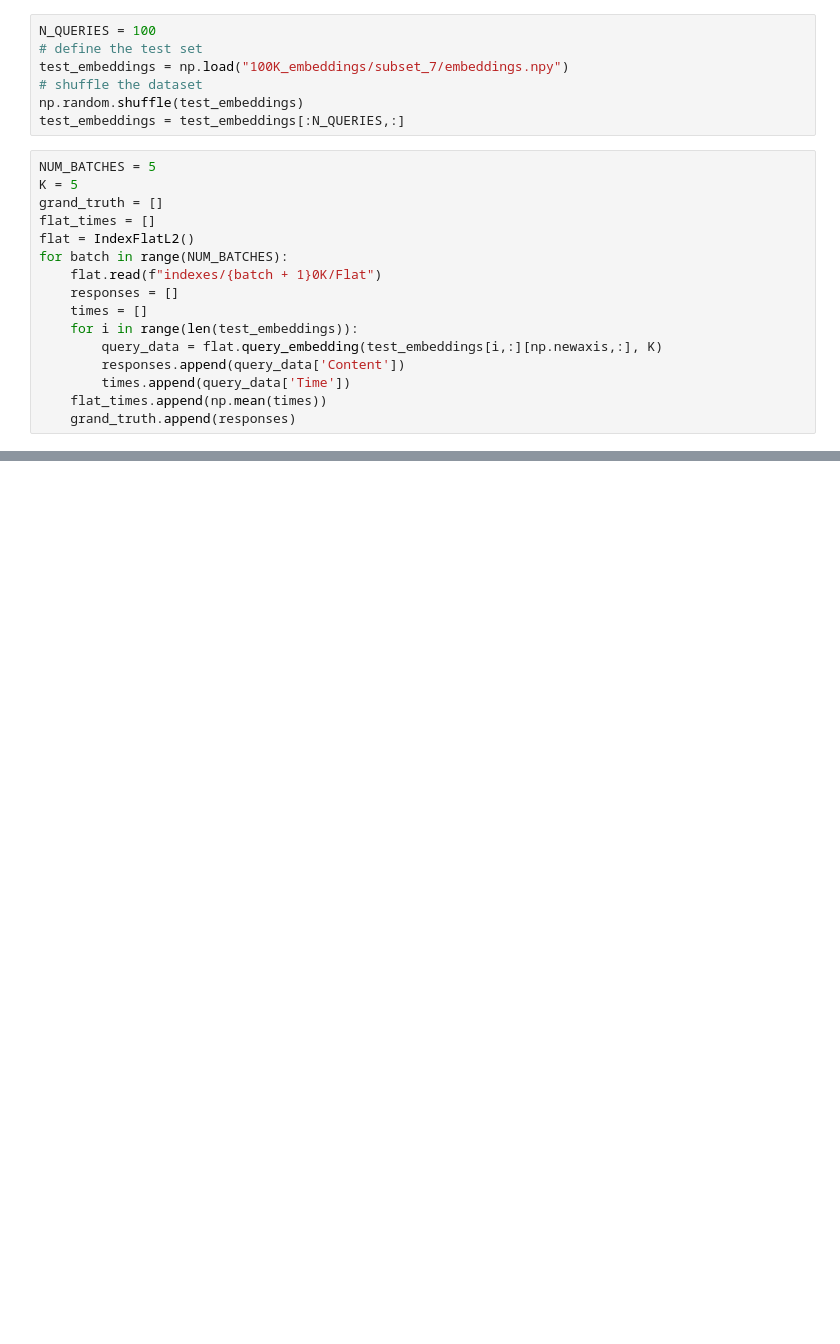
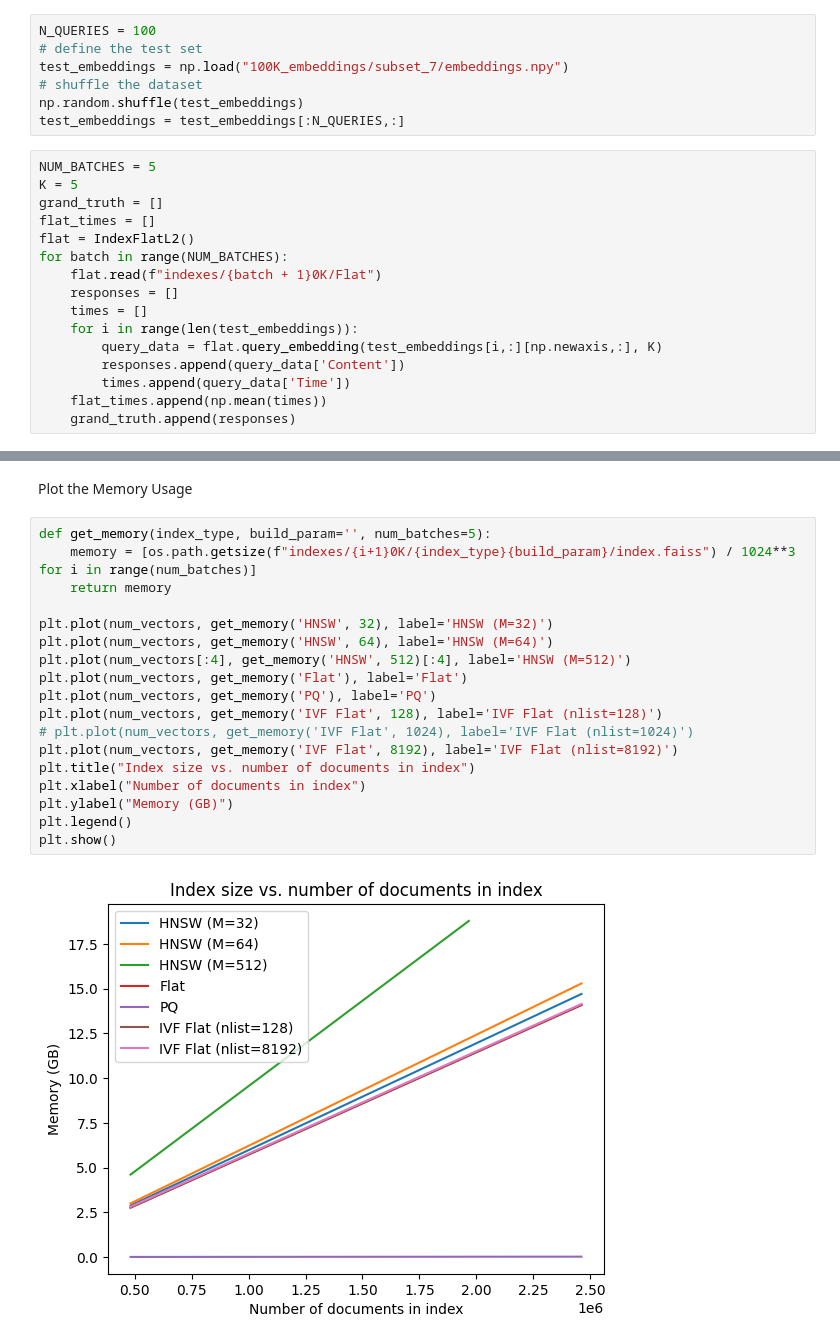
Before and after one commit to hc-sc-ocdo-bdpd/RagLLM, a Jupyter notebook: faiss_experiments.ipynb, the cells around one changed output, grey strips where cells are left out. Drawn from its saved outputs; the diff is of its cells as text; blank space fills up the shorter version.

```diff
--- a/faiss_experiments.ipynb
+++ b/faiss_experiments.ipynb
@@ -247,0 +288,22 @@ with open("data/HNSW.pkl", 'wb') as file:
+# %% [markdown]
+Plot the Memory Usage
+# %%
+def get_memory(index_type, build_param='', num_batches=5):
+    memory = [os.path.getsize(f"indexes/{i+1}0K/{index_type}{build_param}/index.faiss") / 1024**3 for i in range(num_batches)]
+    return memory
+
+plt.plot(num_vectors, get_memory('HNSW', 32), label='HNSW (M=32)')
+plt.plot(num_vectors, get_memory('HNSW', 64), label='HNSW (M=64)')
+plt.plot(num_vectors[:4], get_memory('HNSW', 512)[:4], label='HNSW (M=512)')
+plt.plot(num_vectors, get_memory('Flat'), label='Flat')
+plt.plot(num_vectors, get_memory('PQ'), label='PQ')
+plt.plot(num_vectors, get_memory('IVF Flat', 128), label='IVF Flat (nlist=128)')
+# plt.plot(num_vectors, get_memory('IVF Flat', 1024), label='IVF Flat (nlist=1024)')
+plt.plot(num_vectors, get_memory('IVF Flat', 8192), label='IVF Flat (nlist=8192)')
+plt.title("Index size vs. number of documents in index")
+plt.xlabel("Number of documents in index")
+plt.ylabel("Memory (GB)")
+plt.legend()
+plt.show()
+# %% [output]
+[figure, added]
```
Also changed, not shown: parts of 16 cells of this notebook, 1 other file.
